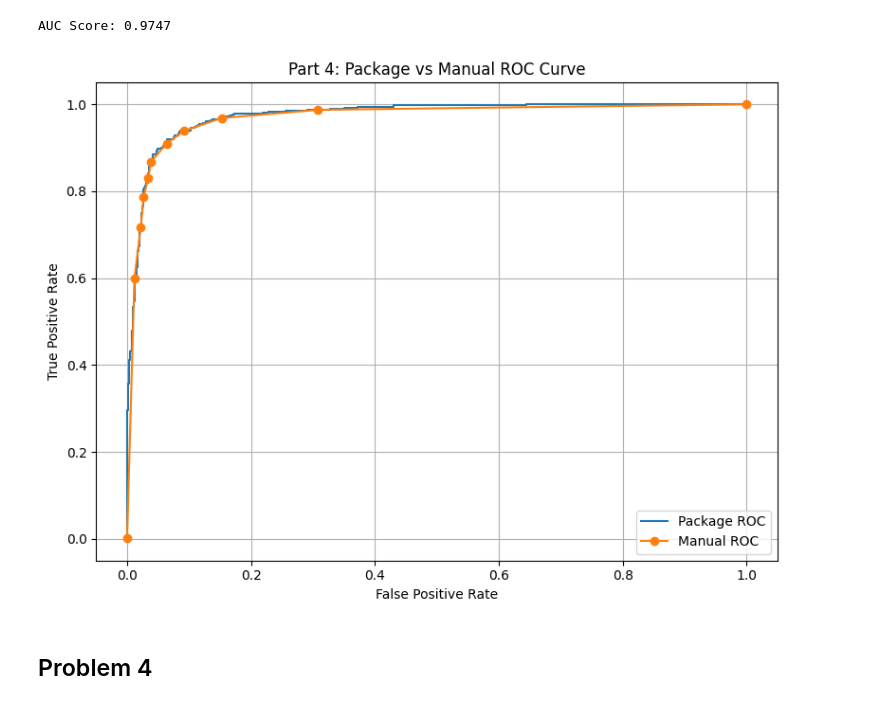
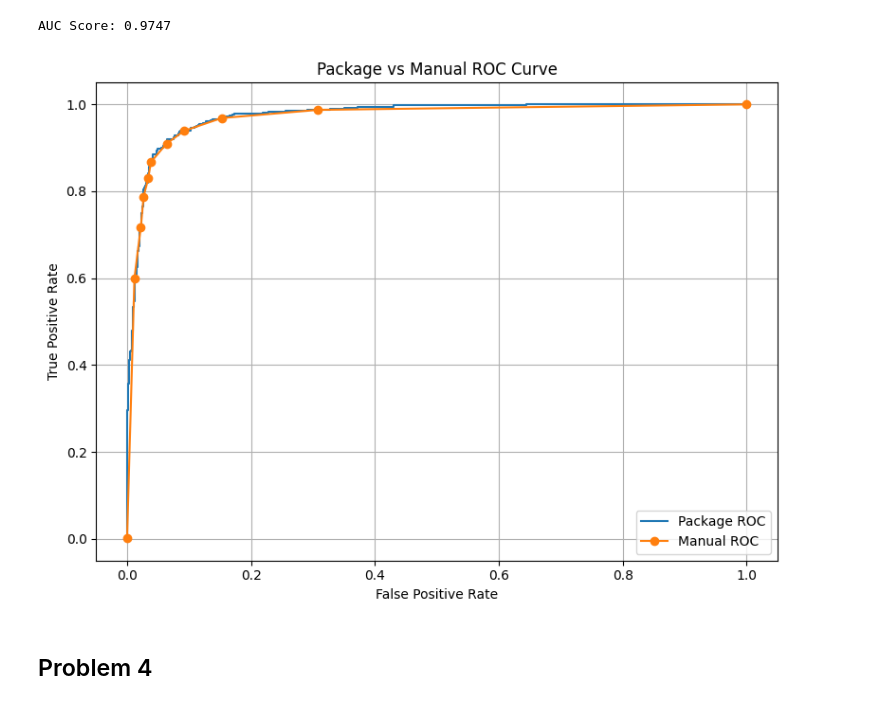
Before and after one commit to karangv/DS4400, a Jupyter notebook: HW3/DS4400_HW3.ipynb, the cells around one changed output. Drawn from its saved outputs; the diff is of its cells as text; code cells hidden in the pictures.

```diff
--- a/HW3/DS4400_HW3.ipynb
+++ b/HW3/DS4400_HW3.ipynb
@@ -137,7 +137,7 @@ for lr in lrs:
 print("\nCross-Entropy Loss at Iterations 10, 50, 100")
 print(pd.DataFrame(loss_rows).to_string(index=False))
 
-# Metrics at 100 Iterations
+# GD Metrics at 100 Iterations
 for label, Xs, ys in [("Training", X_train_s, y_train), ("Testing", X_test_s, y_test)]:
     rows = []
     for lr in lrs:
@@ -147,6 +147,15 @@ for label, Xs, ys in [("Training", X_train_s, y_train), ("Testing", X_test_s, y_
         rows.append({"LR": lr, "Accuracy": acc, "Precision": prec, "Recall": rec, "F1": f1})
     print(f"\nGD Metrics at 100 Iterations ({label} Set)")
     print(pd.DataFrame(rows).to_string(index=False))
+
+# Package Logistic Regression for comparison
+model = LogisticRegression(max_iter=100)
+model.fit(X_train_s, y_train)
+for label, Xs, ys in [("Training", X_train_s, y_train), ("Testing", X_test_s, y_test)]:
+    yp = model.predict(Xs)
+    acc, prec, rec, f1 = report_metrics(ys, yp)
+    print(f"\nPackage Metrics at 100 Iterations ({label} Set)")
+    print(f"  Acc={acc:.4f}  Prec={prec:.4f}  Recall={rec:.4f}  F1={f1:.4f}")
 # %% [output]
 Cross-Entropy Loss at Iterations 10, 50, 100
   LR  Iter 10  Iter 50  Iter 100
@@ -216,15 +225,15 @@ Best k = 7 (lowest average CV error)
 # %%
 models = {
     "Logistic Regression": LogisticRegression(max_iter=2500),
-    "KNN": KNeighborsClassifier(n_neighbors=int(best_k)),
+    "KNN": KNeighborsClassifier(n_neighbors=best_k),
     "LDA" : LinearDiscriminantAnalysis()
 }
 
 # Train and evaluate each model
 for name, model in models.items():
-    model.fit(X_train, y_train)
-    y_pred = model.predict(X_test)
-    acc = model.score(X_test, y_test)
+    model.fit(X_train_s, y_train)
+    y_pred = model.predict(X_test_s)
+    acc = model.score(X_test_s, y_test)
     error = 1 - acc
     cm = confusion_matrix(y_test, y_pred)
     TN, FP, FN, TP = cm.ravel()
@@ -257,29 +266,29 @@ AUC Score: 0.9747
 # %%
 thresholds = [0, 0.1, 0.2, 0.3, 0.4, 0.5, 0.6, 0.7, 0.8, 0.9, 1.0]
 fpr_manual, tpr_manual = [], []
 fpr, tpr, _ = roc_curve(y_test, y_prob)
 
 # Compute manual FPR and TPR for each threshold
 for T in thresholds:
     y_pred_t = (y_prob >= T).astype(int)
     cm = confusion_matrix(y_test, y_pred_t)
     tn, fp, fn, tp = cm.ravel()
     fpr_manual.append(fp / (fp + tn))
     tpr_manual.append(tp / (tp + fn))
 
 # Plotting both ROC curves
 plt.figure(figsize=(8, 6))
 plt.plot(fpr, tpr, label=f"Package ROC")
 plt.plot(fpr_manual, tpr_manual, 'o-', label="Manual ROC")
 plt.xlabel("False Positive Rate")
 plt.ylabel("True Positive Rate")
-plt.title("Part 4: Package vs Manual ROC Curve")
+plt.title("Package vs Manual ROC Curve")
 plt.legend()
 plt.grid(True)
 plt.tight_layout()
 plt.show()
 # %% [output]
-[figure, old version]
+[figure, new version]
 # %% [markdown]
 ## Problem 4
 # %%
```
Also changed, not shown: parts of 3 cells of this notebook.
